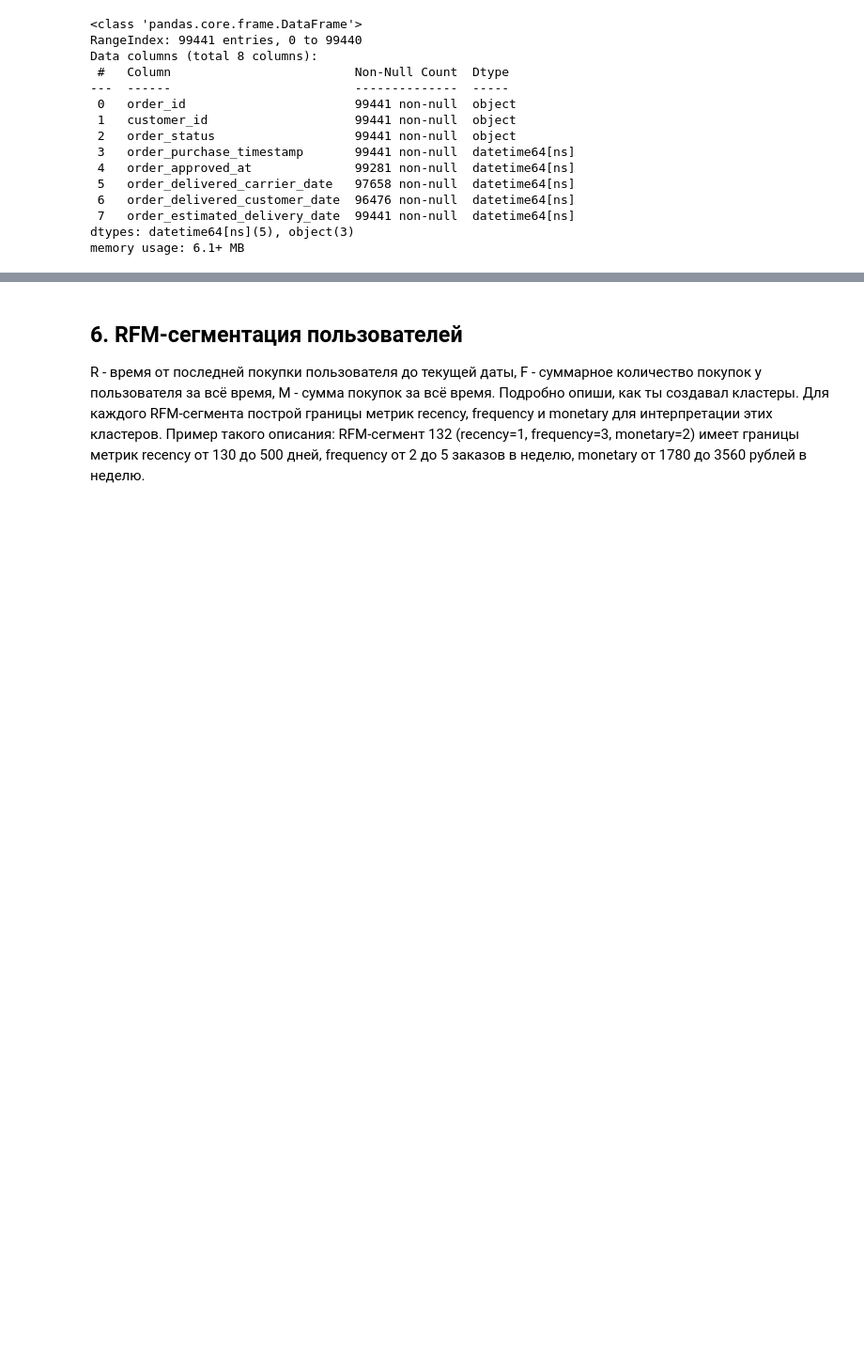
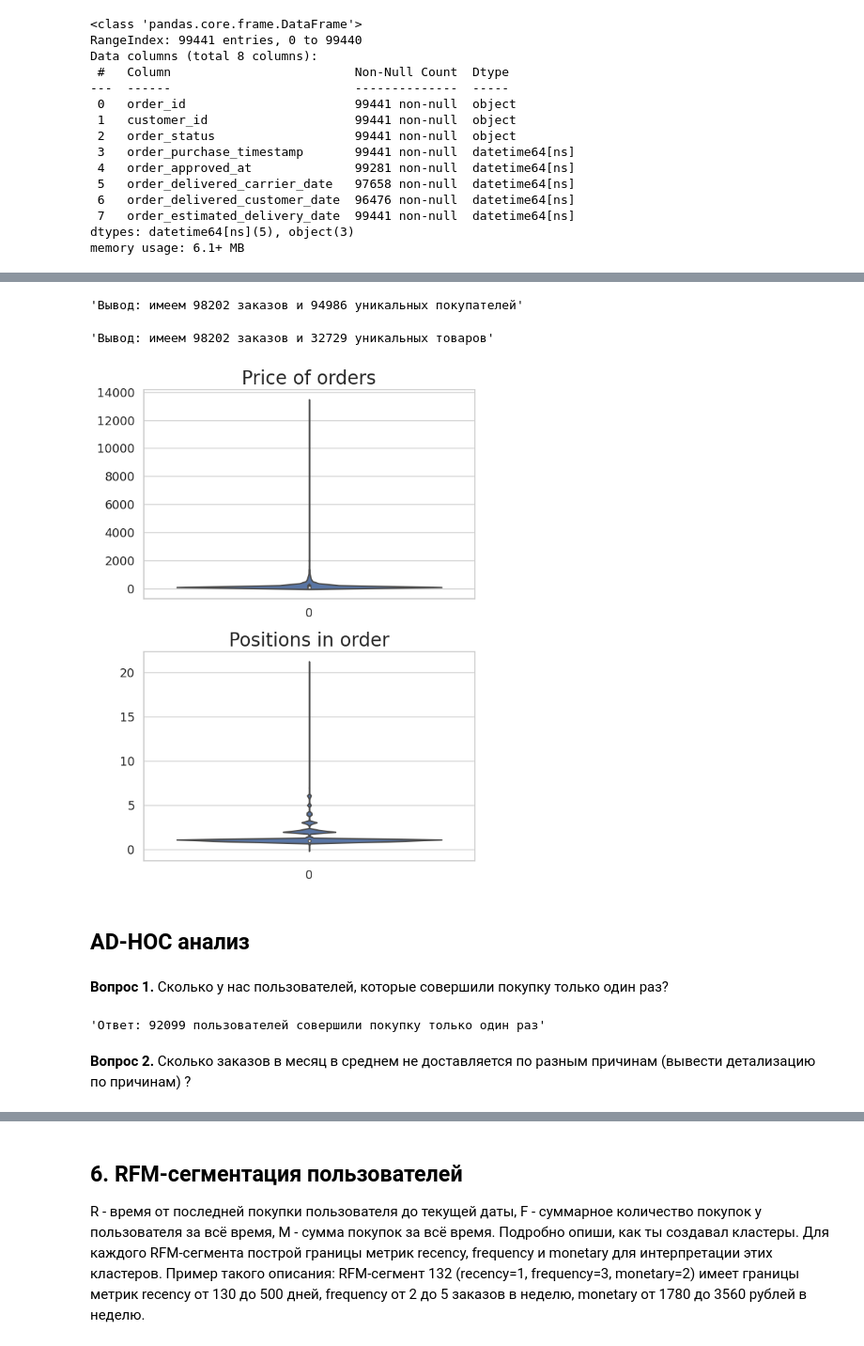
Before and after one commit to xeha/ecommerce_project, a Jupyter notebook: ecommerce_project.ipynb, the cells around one changed output, grey strips where cells are left out. Shown at 94% size. Cells and saved outputs as stored; diff of their text form; code cells hidden in the pictures; blank space fills up the shorter version.

```diff
--- a/ecommerce_project.ipynb
+++ b/ecommerce_project.ipynb
@@ -515,0 +282,63 @@ Freq: M, Name: 3, dtype: float64
+# %%
+# Оставляем в таблице заказов только те, которые считаем покупкой
+true_orders_df = orders_df[
+            (orders_df.order_status!="created")
+          & (orders_df.order_status != "unavailable")
+          & (orders_df.order_status !='canceled')
+          ]
+# Присоединяем к покупкам уникальный id клиента
+columns_to_keep_orders = ['order_id', 'order_status', 'order_purchase_timestamp','order_approved_at','order_delivered_carrier_date','order_delivered_customer_date','order_estimated_delivery_date','customer_unique_id']
+true_orders_df = true_orders_df.merge(clients_df, how='left', on='customer_id')[columns_to_keep_orders]
+# Создаем переменные для вывода f строки
+true_orders = true_orders_df['order_id'].nunique()
+true_clients = true_orders_df['customer_unique_id'].nunique()
+
+f'Вывод: имеем {true_orders} заказов и {true_clients} уникальных покупателей'
+# %% [output]
+'Вывод: имеем 98202 заказов и 94986 уникальных покупателей'
+# %%
+# В таблице товаров оставим только те заказы, которые считаем покупкой
+columns_to_keep_items = ['order_id','product_id','price','order_purchase_timestamp']
+bought_items_df = items_df.merge(true_orders_df, how='right', on='order_id')[columns_to_keep_items]
+# Посчитам стоимость заказов
+bought_items_df['order_price'] = bought_items_df.groupby('order_id')['price'].transform('sum')
+bought_items_df['items_in_order'] = bought_items_df.groupby('order_id')['product_id'].transform('count')
+# Посчитаем количество позиций в заказе
+# Создаем переменные для вывода f строки
+true_orders_items = bought_items_df['order_id'].nunique()
+true_items =bought_items_df['product_id'].nunique()
+f'Вывод: имеем {true_orders_items} заказов и {true_items} уникальных товаров'
+# %% [output]
+'Вывод: имеем 98202 заказов и 32729 уникальных товаров'
+# %%
+# Построим violinchart, чтобы посмотреть на распределения количества товаров в заказах и Стоимости заказов
+# Создание фигуры и осей
+fig, axes = plt.subplots(nrows=2, ncols=1, figsize=(6, 8), sharey=False)
+
+# Построение violinplot
+sns.violinplot(bought_items_df['order_price'], ax=axes[0])
+axes[0].set_title('Стоимости заказов')
+
+sns.violinplot(data=bought_items_df['items_in_order'], ax=axes[1])
+axes[1].set_title('Количество товаров в заказах')
+
+# Отображение графиков
+plt.tight_layout()
+plt.show()
+# %% [output]
+[figure, added]
+# %% [markdown]
+## AD-HOC анализ
+# %% [markdown]
+ **Вопрос 1.** Сколько у нас пользователей, которые совершили покупку только один раз?
+# %%
+# Формируем df по пользователю с подсчетом количества совершенных покупок
+orders_by_customer_df = true_orders_df.groupby('customer_unique_id',as_index=False)\
+                    .agg(orders=('order_id','nunique'))
+# Фильтруем df по пользователям у  которых только одна покупка
+customers_w_one_purchase = orders_by_customer_df.loc[orders_by_customer_df.orders==1].shape[0]
+f'Ответ: {customers_w_one_purchase} пользователей совершили покупку только один раз'
+# %% [output]
+'Ответ: 92099 пользователей совершили покупку только один раз'
+# %% [markdown]
+**Вопрос 2.** Сколько заказов в месяц в среднем не доставляется по разным причинам (вывести детализацию по причинам) ?
```
Also changed, not shown: parts of 94 cells of this notebook, 7 other files.
